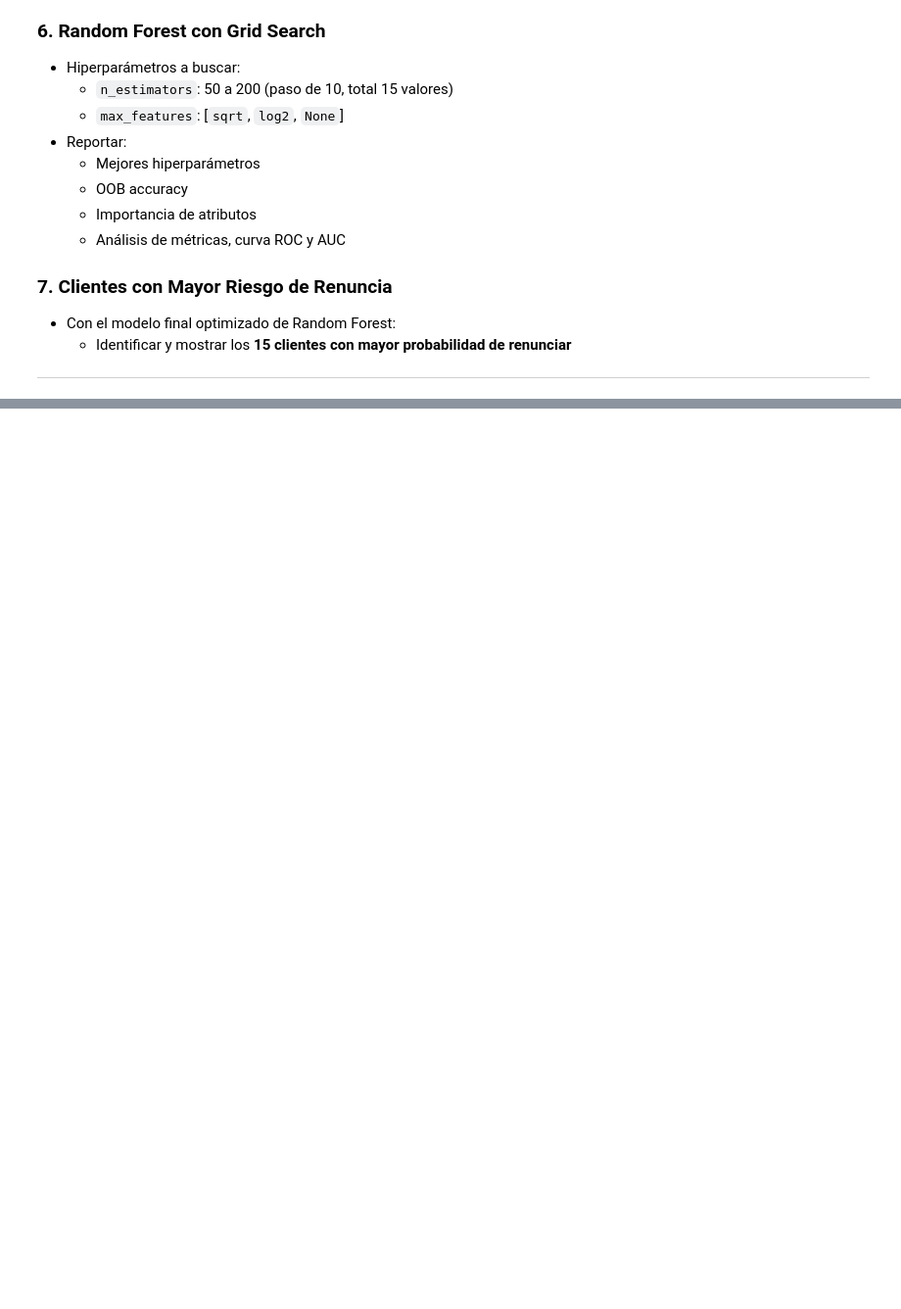
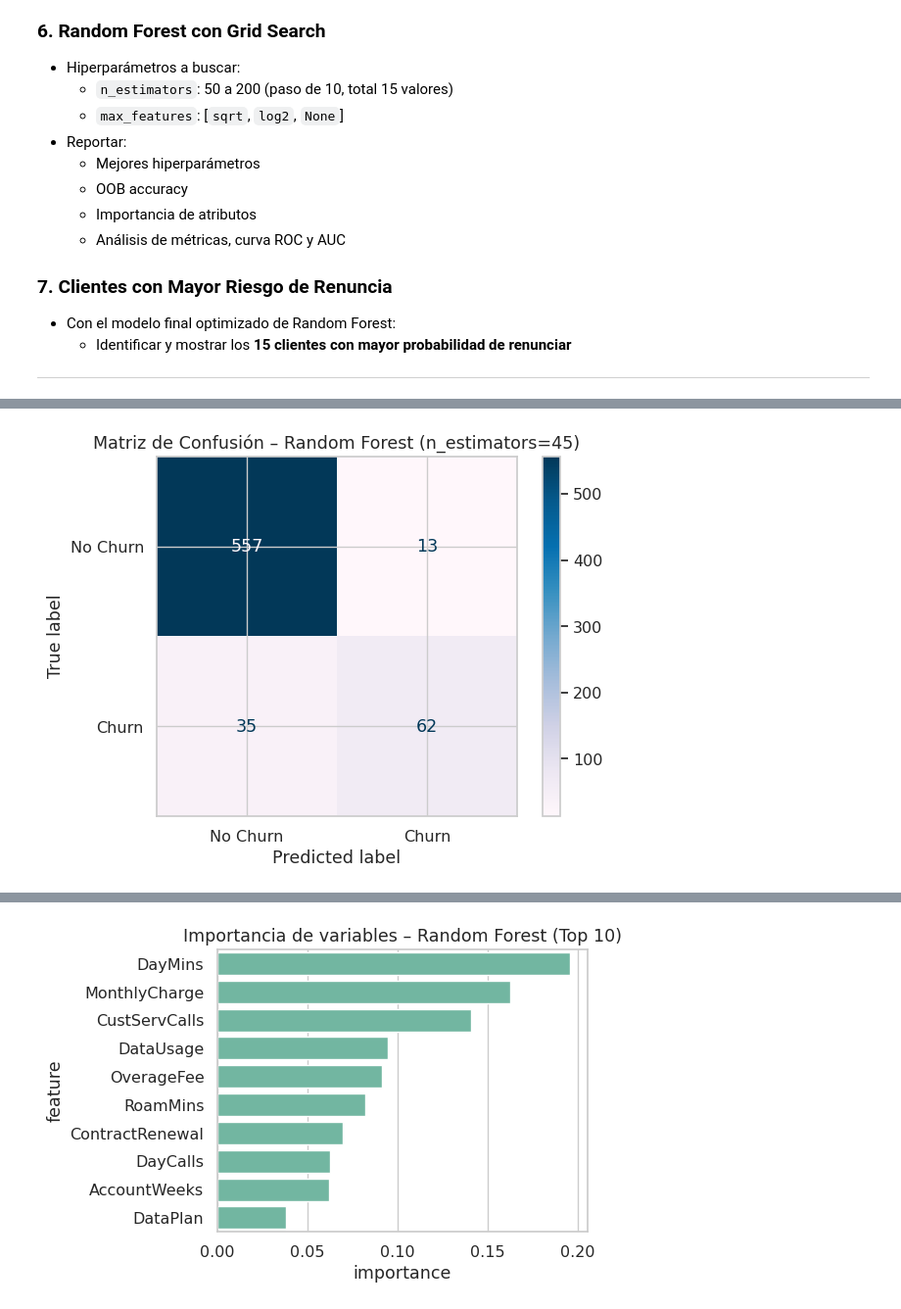
Before and after one commit to sergiodelgado/ml-ensambles-desafio-1, a Jupyter notebook: notebooks/02_modelos_ensamble_churn_sdm.ipynb, the cells around one changed output, grey strips where cells are left out. Shown at 98% size. Cells and saved outputs as stored; diff of their text form; code cells hidden in the pictures; blank space fills up the shorter version.

```diff
--- a/notebooks/02_modelos_ensamble_churn_sdm.ipynb
+++ b/notebooks/02_modelos_ensamble_churn_sdm.ipynb
@@ -1360,0 +1478,78 @@ except Exception as e:
+# %%
+from sklearn.ensemble import RandomForestClassifier
+from sklearn.metrics import (
+    accuracy_score,
+    balanced_accuracy_score,
+    f1_score,
+    recall_score,
+    precision_score,
+    classification_report,
+    confusion_matrix,
+    ConfusionMatrixDisplay
+)
+import pandas as pd
+import matplotlib.pyplot as plt
+import seaborn as sns
+
+# ======================================================
+# Random Forest Básico (n_estimators=45) + OOB
+# ======================================================
+
+rf_model = RandomForestClassifier(
+    n_estimators=45,
+    oob_score=True,
+    random_state=42,
+    n_jobs=-1
+)
+
+rf_model.fit(X_train, y_train)
+y_pred_rf = rf_model.predict(X_test)
+
+# OOB (estimación interna en entrenamiento)
+print(f"OOB Accuracy (train): {rf_model.oob_score_:.4f}")
+
+# Métricas en test
+acc_test = accuracy_score(y_test, y_pred_rf)
+bacc_test = balanced_accuracy_score(y_test, y_pred_rf)
+
+prec = precision_score(y_test, y_pred_rf, pos_label=1)
+rec = recall_score(y_test, y_pred_rf, pos_label=1)
+f1 = f1_score(y_test, y_pred_rf, pos_label=1)
+
+print("\nResumen métricas (TEST):")
+print(f"Accuracy          : {acc_test:.4f}")
+print(f"Balanced Accuracy : {bacc_test:.4f}")
+print(f"Precision (Churn) : {prec:.4f}")
+print(f"Recall    (Churn) : {rec:.4f}")
+print(f"F1-score  (Churn) : {f1:.4f}")
+
+print("\nReporte de Clasificación – Random Forest (TEST):")
+print(classification_report(y_test, y_pred_rf, target_names=["No Churn", "Churn"]))
+
+# Matriz de Confusión
+cm = confusion_matrix(y_test, y_pred_rf)
+disp = ConfusionMatrixDisplay(confusion_matrix=cm, display_labels=["No Churn", "Churn"])
+disp.plot(cmap="PuBu")
+plt.title("Matriz de Confusión – Random Forest (n_estimators=45)")
+plt.tight_layout()
+plt.show()
+
+# Importancia de variables
+feat_imp = (
+    pd.DataFrame({
+        "feature": X_train.columns,
+        "importance": rf_model.feature_importances_
+    })
+    .sort_values(by="importance", ascending=False)
+    .reset_index(drop=True)
+)
+
+print("\nTop 4 variables más importantes:")
+print(feat_imp.head(4).to_string(index=False))
+
+plt.figure(figsize=(6, 4))
+sns.barplot(data=feat_imp.head(10), x="importance", y="feature")
+plt.title("Importancia de variables – Random Forest (Top 10)")
+plt.tight_layout()
+plt.show()
+# %% [output]
@@ -1360,0 +1574 @@ except Exception as e:
+[figure, added]
@@ -1360,0 +1581 @@ except Exception as e:
+[figure, added]
```
Also changed, not shown: parts of 39 cells of this notebook.
